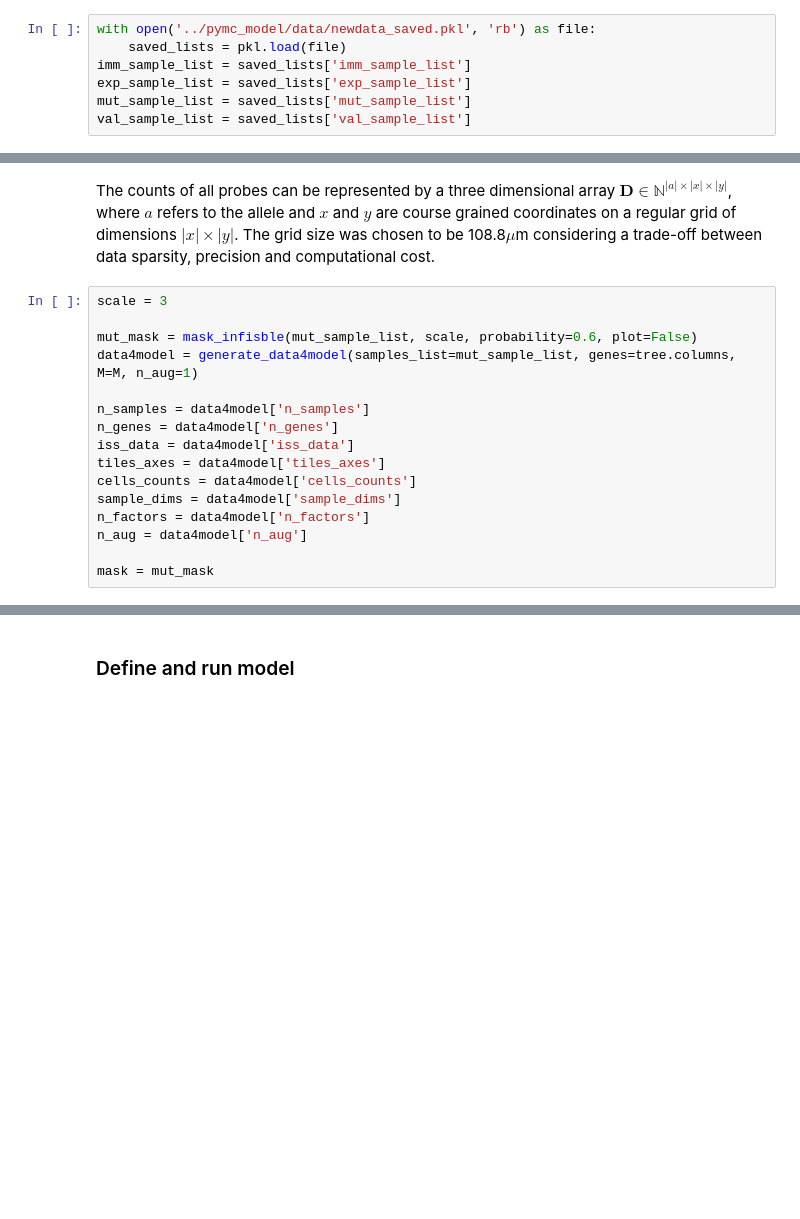
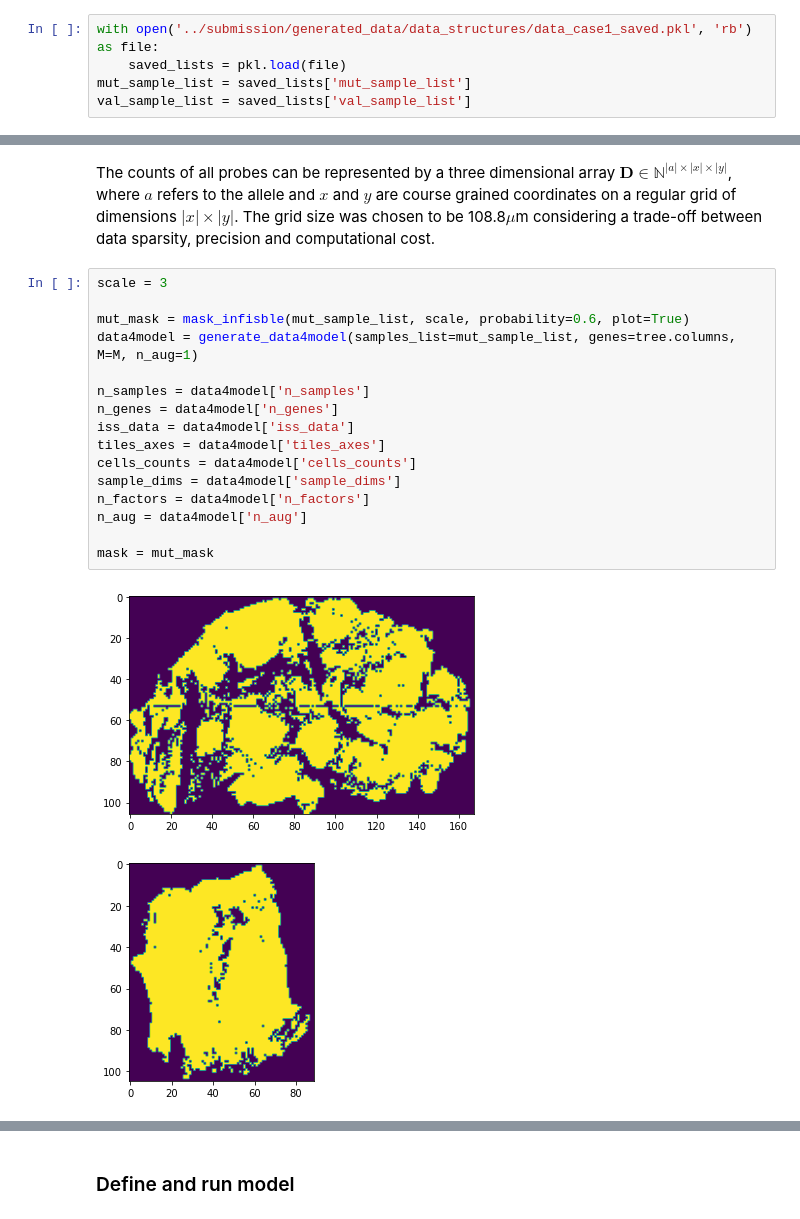
Before and after one commit to gerstung-lab/BaSISS, a Jupyter notebook: notebooks/PD9694_main_analysis.ipynb, the cells around one changed output, grey strips where cells are left out. Cells and saved outputs as stored; diff of their text form; blank space fills up the shorter version.

```diff
--- a/notebooks/PD9694_main_analysis.ipynb
+++ b/notebooks/PD9694_main_analysis.ipynb
@@ -3,10 +27,8 @@ from basiss.pile_of_code import *
 # %% [markdown]
 ## Sample load
 # %%
-with open('../pymc_model/data/newdata_saved.pkl', 'rb') as file:
+with open('../submission/generated_data/data_structures/data_case1_saved.pkl', 'rb') as file:
     saved_lists = pkl.load(file)
-imm_sample_list = saved_lists['imm_sample_list']
-exp_sample_list = saved_lists['exp_sample_list']
 mut_sample_list = saved_lists['mut_sample_list']
 val_sample_list = saved_lists['val_sample_list']
 # %% [markdown]
@@ -66,16 +90,19 @@ The counts of all probes can be represented by a three dimensional array $\mathb
 # %%
 scale = 3
 
-mut_mask = mask_infisble(mut_sample_list, scale, probability=0.6, plot=False)
+mut_mask = mask_infisble(mut_sample_list, scale, probability=0.6, plot=True)
 data4model = generate_data4model(samples_list=mut_sample_list, genes=tree.columns, M=M, n_aug=1)
 
 n_samples = data4model['n_samples']
 n_genes = data4model['n_genes']
 iss_data = data4model['iss_data']
 tiles_axes = data4model['tiles_axes']
 cells_counts = data4model['cells_counts']
 sample_dims = data4model['sample_dims']
 n_factors = data4model['n_factors']
 n_aug = data4model['n_aug']
 
 mask = mut_mask
+# %% [output]
+[figure, added]
+[figure, added]
```
Also changed, not shown: parts of 108 cells of this notebook, 1 other file.
